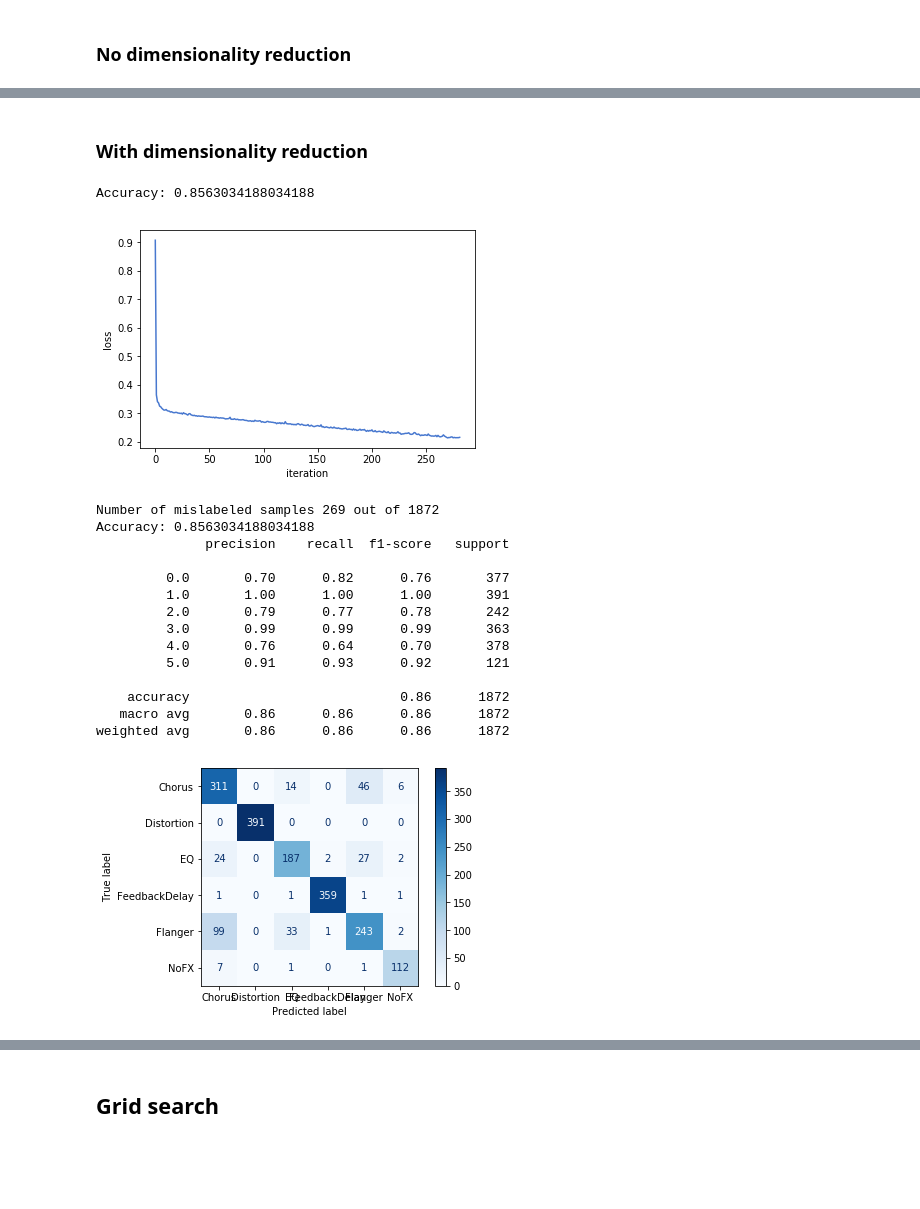
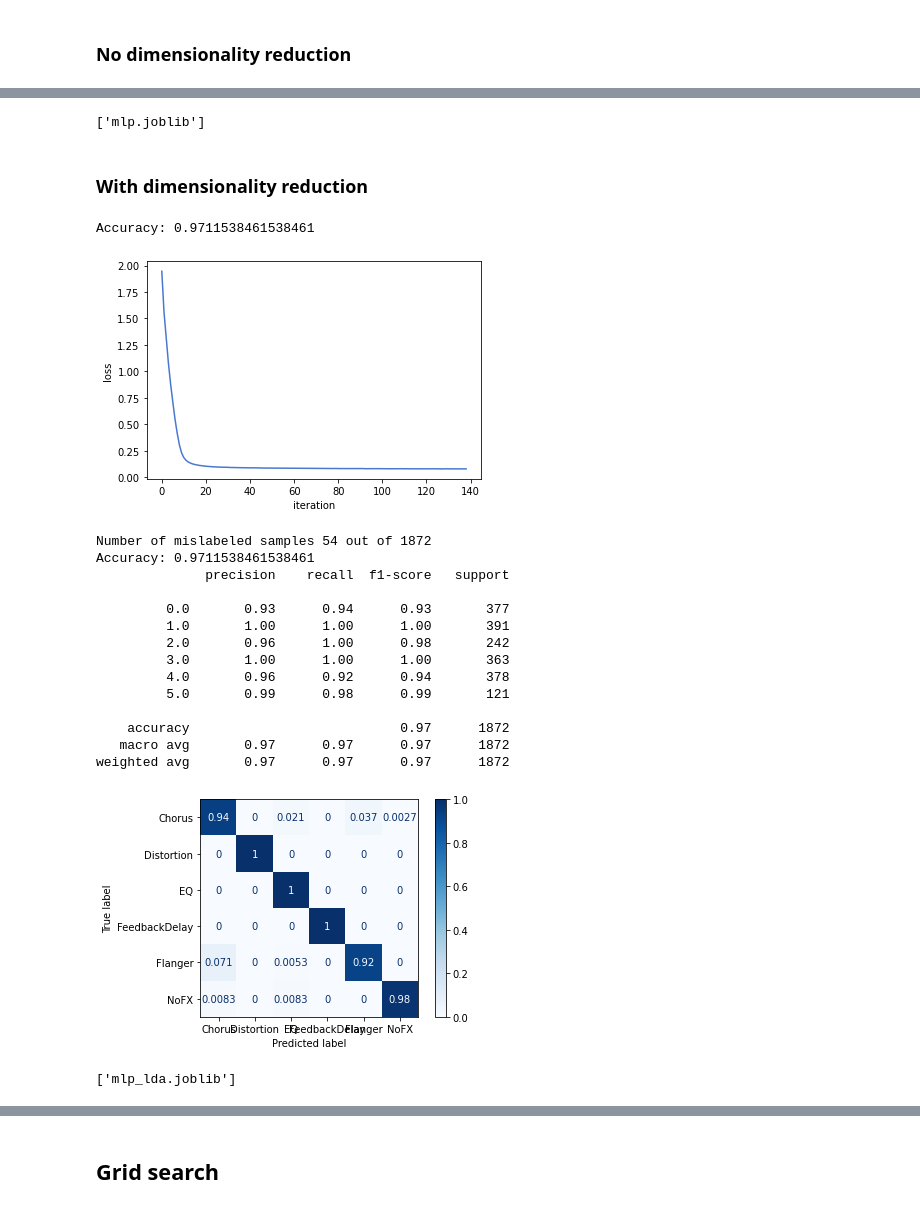
Before and after one commit to VoggLyster/AudioFXClassification, a Jupyter notebook: Project.ipynb, the cells around one changed output, grey strips where cells are left out. Cells and saved outputs as stored; diff of their text form; code cells hidden in the pictures; blank space fills up the shorter version.

```diff
--- a/Project.ipynb
+++ b/Project.ipynb
@@ -24,7 +25,7 @@ hop_len = 512
 segment_len = int(np.ceil(sample_len/hop_len))
 mfcc_len = segment_len
 spectral_bandwidth_len = segment_len
-spectral_flatness_len = 1
+spectral_flatness_len = 0
 feature_len = mfcc_len*n_mfcc + spectral_bandwidth_len + spectral_flatness_len
 feature_reduced_len = mfcc_len*2 + spectral_bandwidth_len + spectral_flatness_len
 print("Full feature size: %i" % feature_len)
@@ -67,8 +68,9 @@ def extract_features(filename, count=0):
     signal, dummy = librosa.load(filename, samplerate, mono=True)
     mfccs = librosa.feature.mfcc(signal, samplerate, n_mfcc=n_mfcc, hop_length=hop_len).flatten()
     spectral_bandwidth = librosa.feature.spectral_bandwidth(signal, samplerate).flatten()
-    spectral_flatness = np.mean(librosa.feature.spectral_flatness(signal).flatten())
-    output = np.append(np.concatenate((mfccs, spectral_bandwidth)),spectral_flatness)
+    #spectral_flatness = np.mean(librosa.feature.spectral_flatness(signal).flatten())
+    #output = np.append(np.concatenate((mfccs, spectral_bandwidth)),spectral_flatness)
+    output = np.concatenate((mfccs, spectral_bandwidth))
     clear_output(wait=True)
     print("%i/%i samples processed" % (count, n_data))
     return output
@@ -136,8 +138,9 @@ def extract_features(filename, count=0):
     mfccs_mean = np.mean(mfccs,0).flatten()
     mfccs_std = np.std(mfccs,0).flatten()
     spec_band = librosa.feature.spectral_bandwidth(signal, samplerate).flatten()
-    spec_flatness = np.mean(librosa.feature.spectral_flatness(signal).flatten())
-    output = np.append(np.concatenate((mfccs_mean, mfccs_std, spec_band)),spec_flatness)
+    #spec_flatness = np.mean(librosa.feature.spectral_flatness(signal).flatten())
+    #output = np.append(np.concatenate((mfccs_mean, mfccs_std, spec_band)),spec_flatness)
+    output = np.concatenate((mfccs_mean, mfccs_std, spec_band))
     clear_output(wait=True)
     print("%i/%i samples processed" % (count, n_data))
     return output
@@ -228,6 +264,6 @@ dataset
 # %%
 # Feature switch
-features = features_reduced
-#features = features_full
+#features = features_reduced
+features = features_full
 print(features.shape)
 # %% [output]
@@ -394,49 +414,59 @@ weighted avg       0.93      0.92      0.92      1872
+# %%
+# Save the model
+dump(mlp, 'mlp.joblib')
+# %% [output]
+['mlp.joblib']
 # %% [markdown]
 ### With dimensionality reduction
 # %%
 #Import the classifier
 from sklearn.neural_network import MLPClassifier
 
 ##Creating an instance of a MLP classifier
 #and setting it some option (max mum epoch, verbose on, activation of neurons)
-mlp = MLPClassifier(hidden_layer_sizes=(100,50,100), max_iter=10000, activation='relu', verbose=False)
+mlp = MLPClassifier(hidden_layer_sizes=(10,5,10), max_iter=10000, activation='relu', verbose=False)
 
 #train the model
 mlp.fit(proj_feat_train, lab_train)
 
 #applying the the model on the test data (features)
 lab_predict = mlp.predict(proj_feat_test)
 print('Accuracy:',sklearn.metrics.accuracy_score(lab_test, lab_predict))
 
 #plotting the loss curve over training iteration
 plt.plot(mlp.loss_curve_)
 plt.xlabel('iteration')
 plt.ylabel('loss')
 plt.show()
 
 #print the number of misclassified samples, accuracy and complete report (using scikit learn metric tools)
 print('Number of mislabeled samples %d out of %d' % ((lab_test != lab_predict).sum(),lab_test.size))
 print('Accuracy:',sklearn.metrics.accuracy_score(lab_test, lab_predict))
 print(sklearn.metrics.classification_report(lab_test, lab_predict))
-disp = sklearn.metrics.plot_confusion_matrix(mlp, proj_feat_test, lab_test, display_labels=classes, cmap=plt.cm.Blues, normalize=None)
+disp = sklearn.metrics.plot_confusion_matrix(mlp, proj_feat_test, lab_test, display_labels=classes, cmap=plt.cm.Blues, normalize="true")
 # %% [output]
-Accuracy: 0.8563034188034188
+Accuracy: 0.9711538461538461
-[figure, old version]
+[figure, new version]
-Number of mislabeled samples 269 out of 1872
-Accuracy: 0.8563034188034188
+Number of mislabeled samples 54 out of 1872
+Accuracy: 0.9711538461538461
               precision    recall  f1-score   support
 
-         0.0       0.70      0.82      0.76       377
+         0.0       0.93      0.94      0.93       377
          1.0       1.00      1.00      1.00       391
-         2.0       0.79      0.77      0.78       242
-         3.0       0.99      0.99      0.99       363
-         4.0       0.76      0.64      0.70       378
-         5.0       0.91      0.93      0.92       121
+         2.0       0.96      1.00      0.98       242
+         3.0       1.00      1.00      1.00       363
+         4.0       0.96      0.92      0.94       378
+         5.0       0.99      0.98      0.99       121
 
-    accuracy                           0.86      1872
-   macro avg       0.86      0.86      0.86      1872
-weighted avg       0.86      0.86      0.86      1872
+    accuracy                           0.97      1872
+   macro avg       0.97      0.97      0.97      1872
+weighted avg       0.97      0.97      0.97      1872
-[figure, old version]
+[figure, new version]
+# %%
+# Save the model
+dump(mlp, 'mlp_lda.joblib')
+# %% [output]
+['mlp_lda.joblib']
 # %%
 #displaying names of misclassified files
 results = lab_test == lab_predict
```
Also changed, not shown: parts of 26 cells of this notebook, 1 other file.
